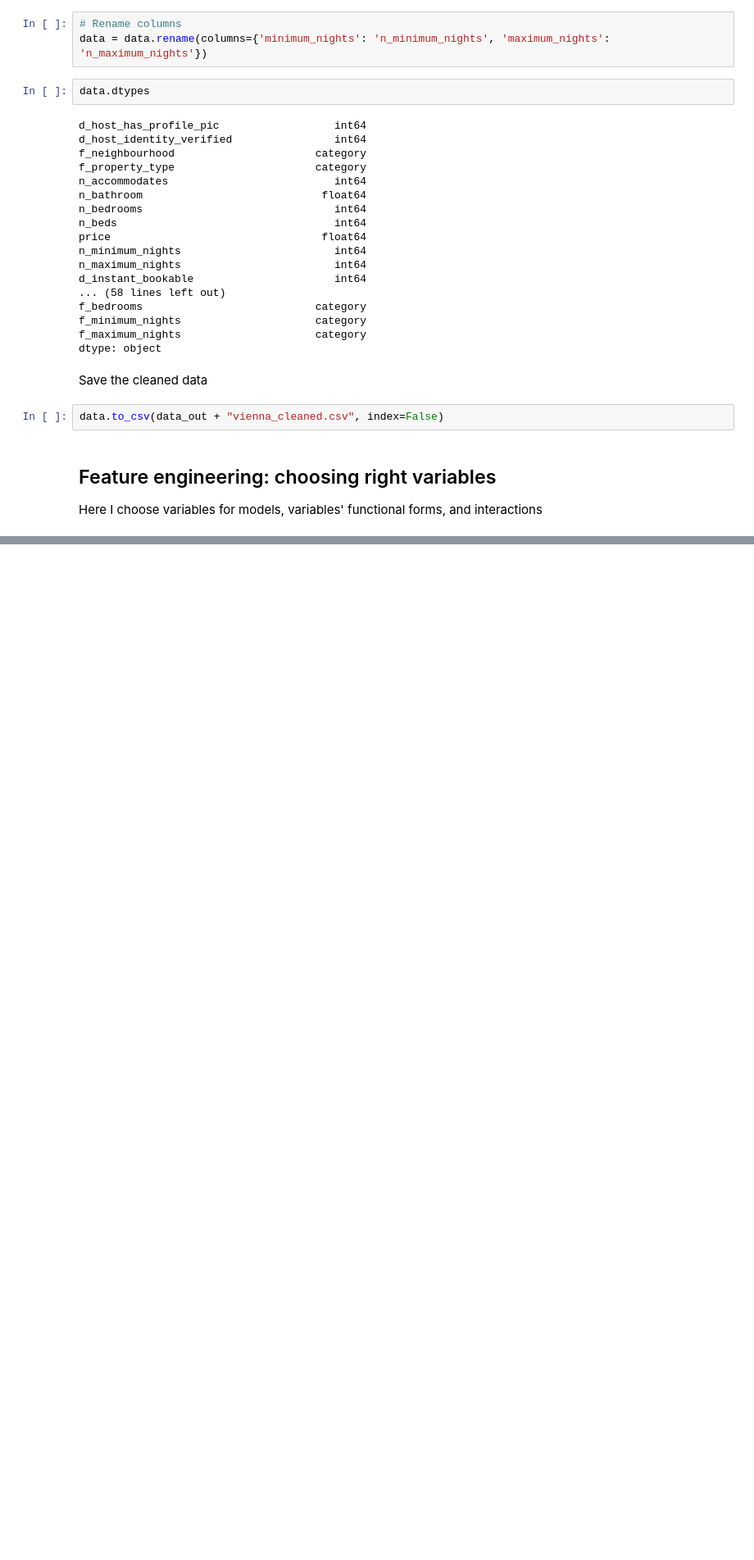
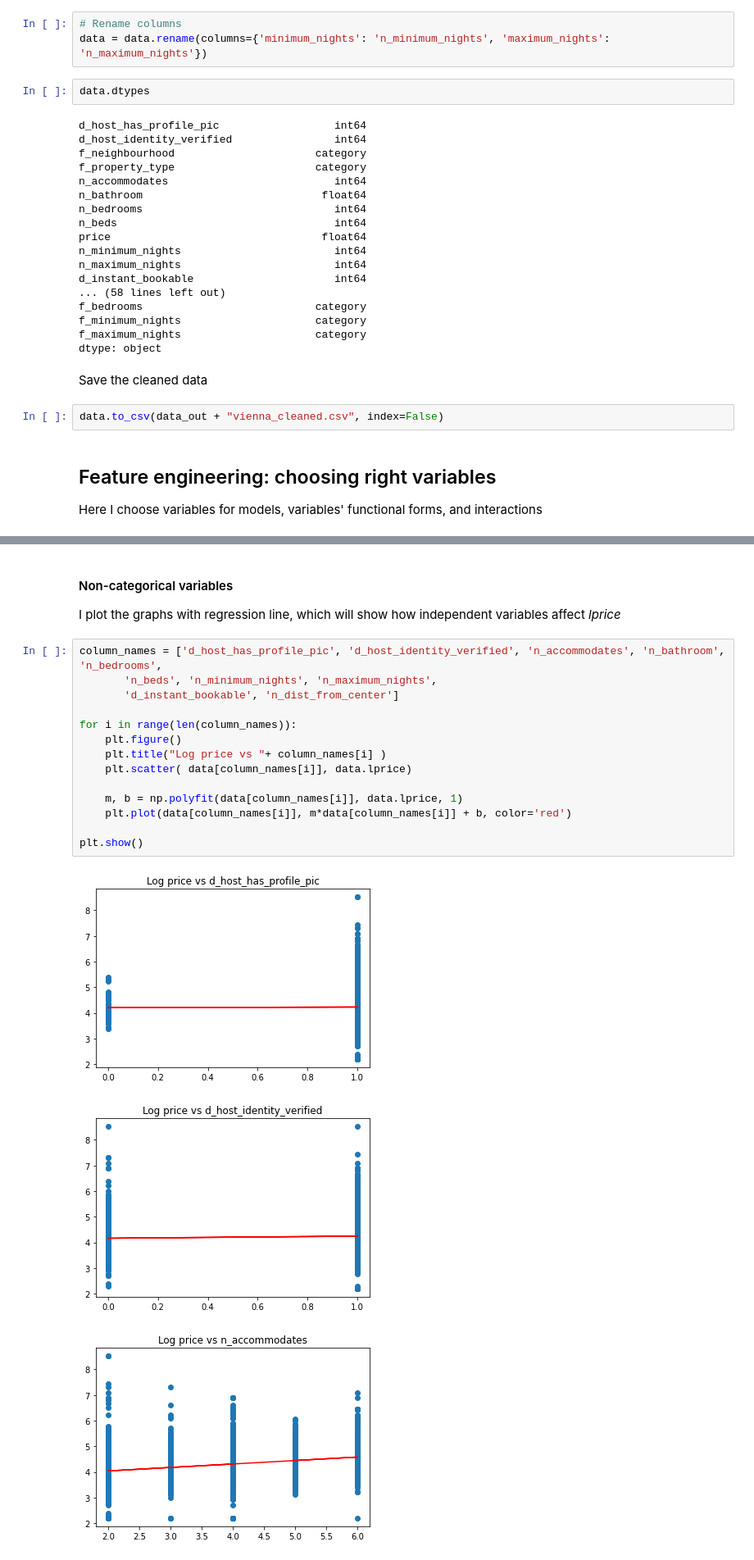
Before and after one commit to JustJAG/Prediction_with_ML_for_Economists, a Jupyter notebook: Assignment_2_AirBNB_data/Code.ipynb, the cells around one changed output, grey strips where cells are left out. Shown at 82% size. Saved outputs shown, nothing was run; the diff lists cells and outputs as text; blank space fills up the shorter version.

Commit message:
Created models, ran regressions

```diff
--- a/Assignment_2_AirBNB_data/Code.ipynb
+++ b/Assignment_2_AirBNB_data/Code.ipynb
@@ -834,0 +857,22 @@ Here I choose variables for models, variables' functional forms, and interaction
+# %% [markdown]
+#### Non-categorical variables
+
+I plot the graphs with regression line, which will show how independent variables affect *lprice*
+# %%
+column_names = ['d_host_has_profile_pic', 'd_host_identity_verified', 'n_accommodates', 'n_bathroom', 'n_bedrooms',
+       'n_beds', 'n_minimum_nights', 'n_maximum_nights',
+       'd_instant_bookable', 'n_dist_from_center']
+
+for i in range(len(column_names)):
+    plt.figure()
+    plt.title("Log price vs "+ column_names[i] )
+    plt.scatter( data[column_names[i]], data.lprice)
+
+    m, b = np.polyfit(data[column_names[i]], data.lprice, 1)
+    plt.plot(data[column_names[i]], m*data[column_names[i]] + b, color='red')
+
+plt.show()
+# %% [output]
+[figure, added]
+[figure, added]
+[figure, added]
```
Also changed, not shown: parts of 62 cells of this notebook.
